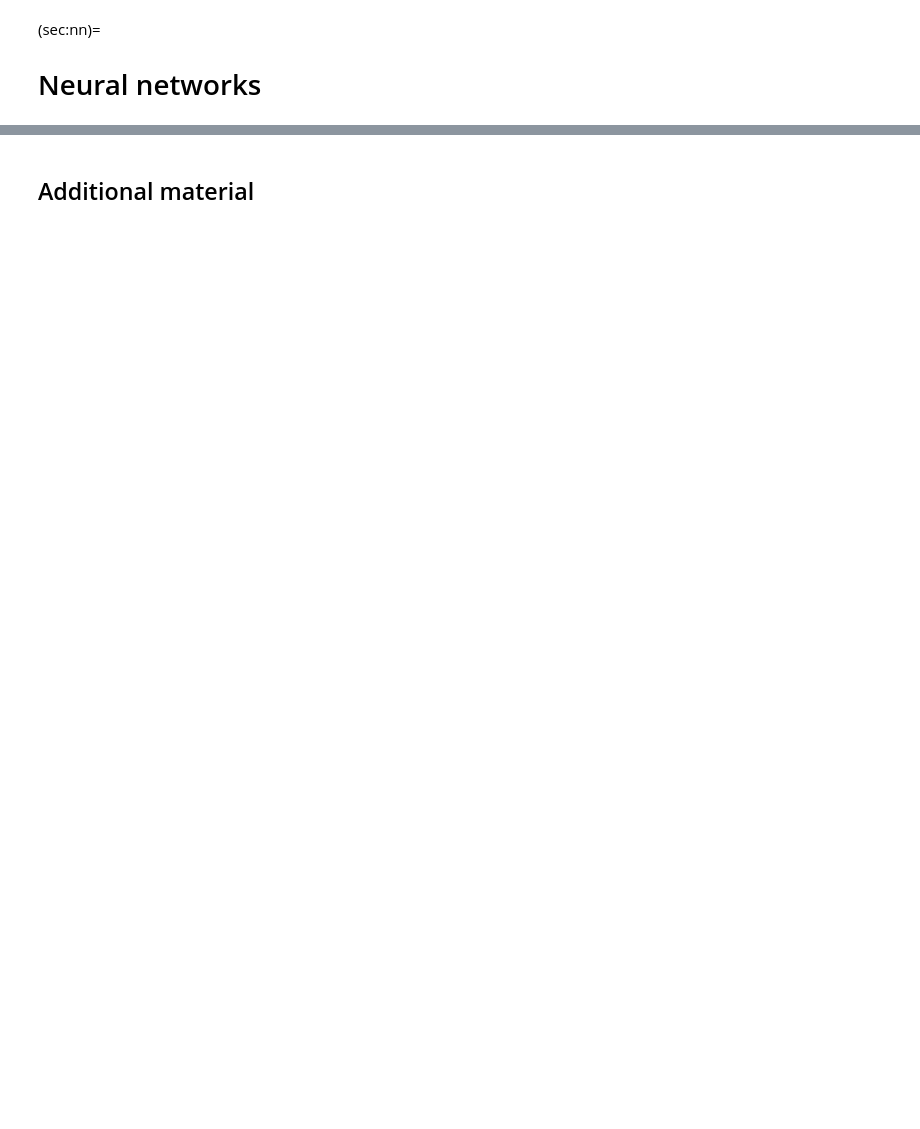
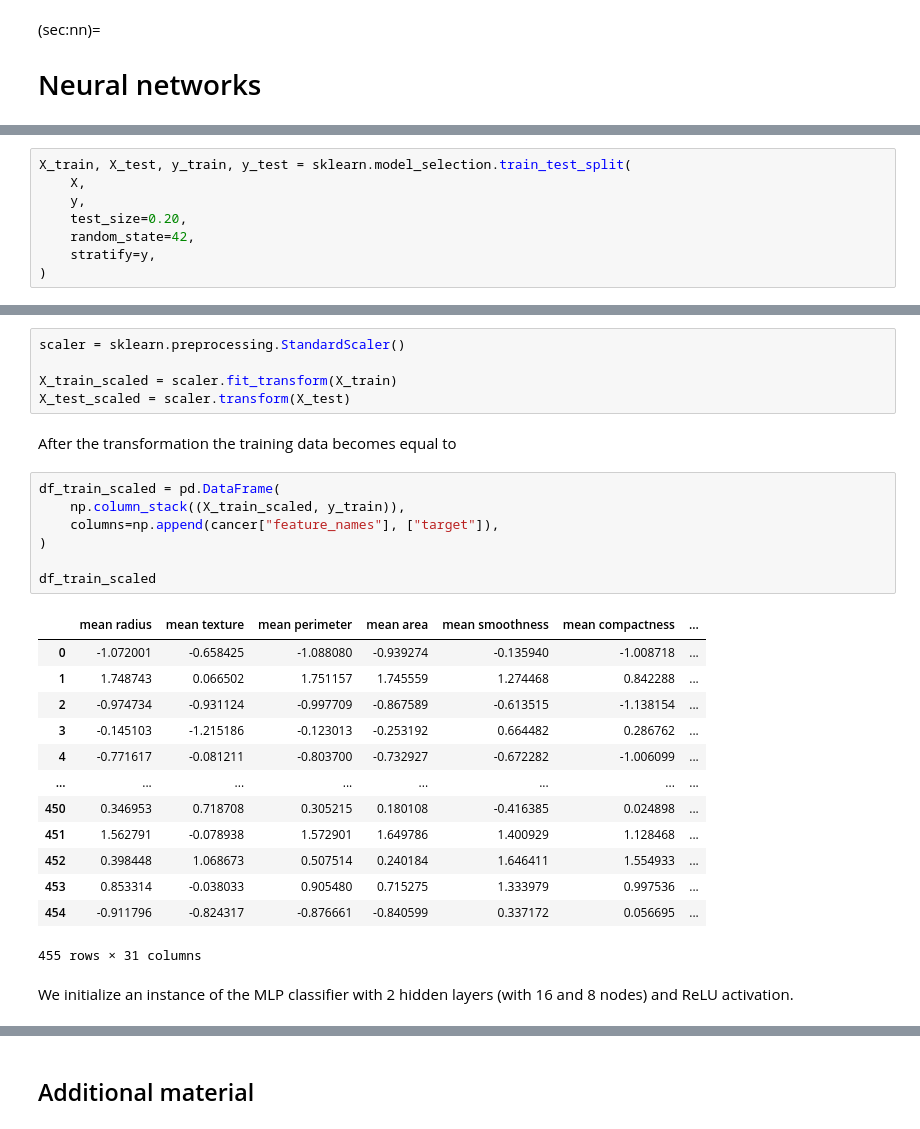
Before and after one commit to kthpanor/cb1020, a Jupyter notebook: docs/neural-networks.ipynb, the cells around one changed output, grey strips where cells are left out. Cells and saved outputs as stored; diff of their text form; blank space fills up the shorter version.

```diff
--- a/docs/neural-networks.ipynb
+++ b/docs/neural-networks.ipynb
@@ -3,0 +51,8 @@
+# %%
+X_train, X_test, y_train, y_test = sklearn.model_selection.train_test_split(
+    X,
+    y,
+    test_size=0.20,
+    random_state=42,
+    stratify=y,
+)
@@ -3,0 +67,30 @@
+# %%
+scaler = sklearn.preprocessing.StandardScaler()
+
+X_train_scaled = scaler.fit_transform(X_train)
+X_test_scaled = scaler.transform(X_test)
+# %% [markdown]
+After the transformation the training data becomes equal to
+# %%
+df_train_scaled = pd.DataFrame(
+    np.column_stack((X_train_scaled, y_train)),
+    columns=np.append(cancer["feature_names"], ["target"]),
+)
+
+df_train_scaled
+# %% [output]
+|  | mean radius | mean texture | mean perimeter | mean area | mean smoothness | mean compactness | ... |
+| 0 | -1.072001 | -0.658425 | -1.088080 | -0.939274 | -0.135940 | -1.008718 | ... |
+| 1 | 1.748743 | 0.066502 | 1.751157 | 1.745559 | 1.274468 | 0.842288 | ... |
+| 2 | -0.974734 | -0.931124 | -0.997709 | -0.867589 | -0.613515 | -1.138154 | ... |
+| 3 | -0.145103 | -1.215186 | -0.123013 | -0.253192 | 0.664482 | 0.286762 | ... |
+| 4 | -0.771617 | -0.081211 | -0.803700 | -0.732927 | -0.672282 | -1.006099 | ... |
+| ... | ... | ... | ... | ... | ... | ... | ... |
+| 450 | 0.346953 | 0.718708 | 0.305215 | 0.180108 | -0.416385 | 0.024898 | ... |
+| 451 | 1.562791 | -0.078938 | 1.572901 | 1.649786 | 1.400929 | 1.128468 | ... |
+| 452 | 0.398448 | 1.068673 | 0.507514 | 0.240184 | 1.646411 | 1.554933 | ... |
+| 453 | 0.853314 | -0.038033 | 0.905480 | 0.715275 | 1.333979 | 0.997536 | ... |
+| 454 | -0.911796 | -0.824317 | -0.876661 | -0.840599 | 0.337172 | 0.056695 | ... |
+455 rows × 31 columns
+# %% [markdown]
+We initialize an instance of the MLP classifier with 2 hidden layers (with 16 and 8 nodes) and ReLU activation.
```
Also changed, not shown: parts of 13 cells of this notebook.
